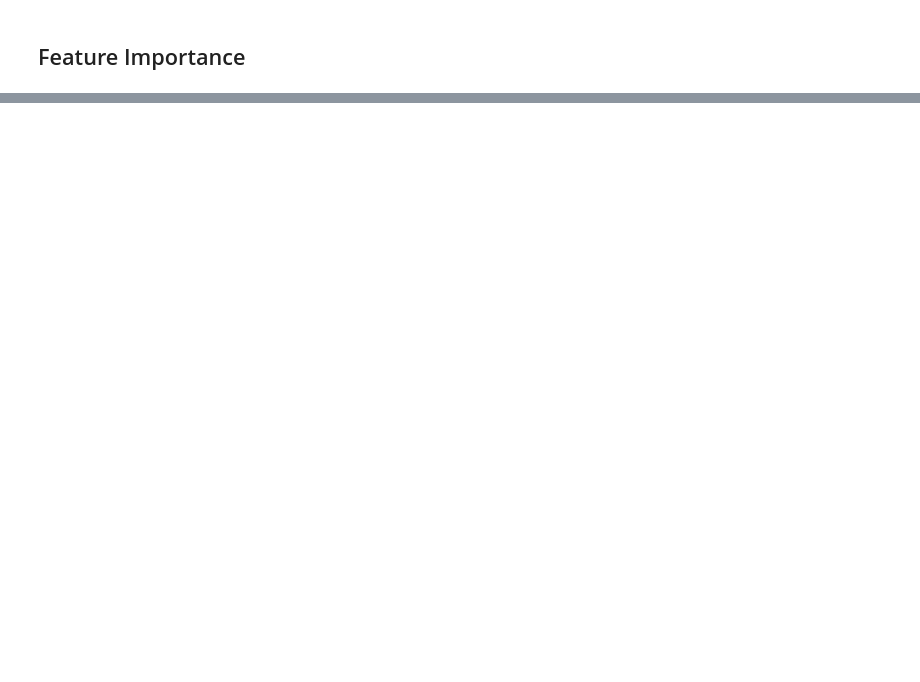
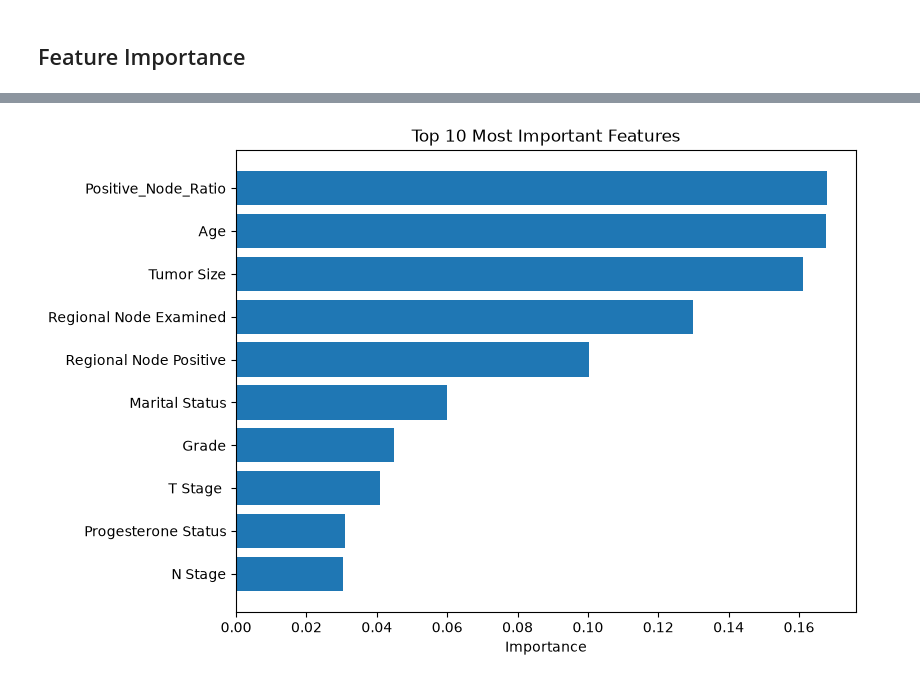
Before and after one commit to lelizsan2807/SEER-Breast-Cancer-data, a Jupyter notebook: notebooks/03_modeling.ipynb, the cells around one changed output, grey strips where cells are left out. Cells and saved outputs as stored; diff of their text form; code cells hidden in the pictures; blank space fills up the shorter version.

```diff
--- a/notebooks/03_modeling.ipynb
+++ b/notebooks/03_modeling.ipynb
@@ -145,0 +178,18 @@ plt.show()
+# %%
+top_features = importance.head(10)
+
+plt.figure(figsize=(8,6))
+
+plt.barh(
+    top_features["Feature"],
+    top_features["Importance"]
+)
+
+plt.gca().invert_yaxis()
+
+plt.title("Top 10 Most Important Features")
+plt.xlabel("Importance")
+
+plt.show()
+# %% [output]
+[figure, added]
```
Also changed, not shown: parts of 4 cells of this notebook, 3 other files.
